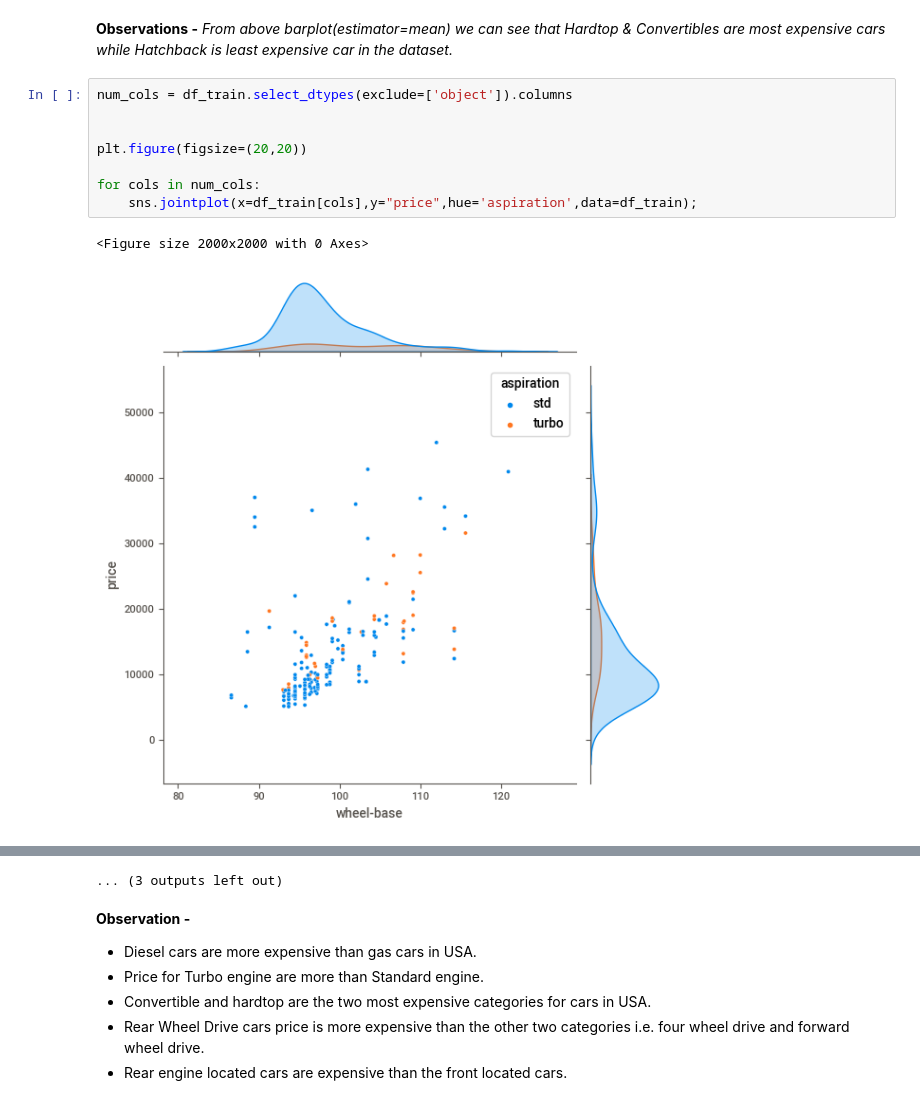
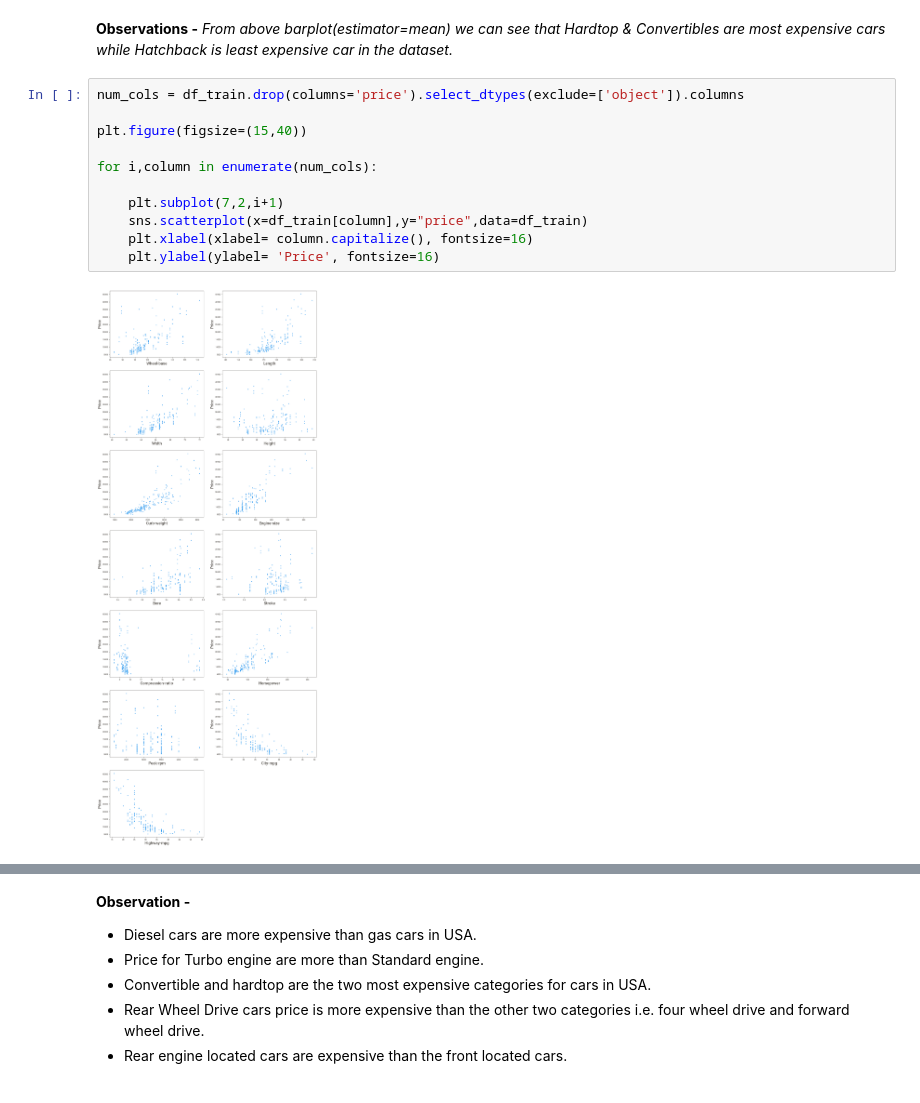
Before and after one commit to tharunthangavel/Capstone_Projects, a Jupyter notebook: capstone_1/AutoPrice_Capstone1_Regression.ipynb, the cells around one changed output, grey strips where cells are left out. Drawn from its saved outputs; the diff is of its cells as text.

```diff
--- a/capstone_1/AutoPrice_Capstone1_Regression.ipynb
+++ b/capstone_1/AutoPrice_Capstone1_Regression.ipynb
@@ -753,13 +753,15 @@ sns.barplot(x = df_train['price'],y = df_train['body-style'], orient='h', ax=ax)
 # %% [markdown]
 **Observations -** *From above barplot(estimator=mean) we can see that Hardtop & Convertibles are most expensive cars while Hatchback is least expensive car in the dataset.*
 # %%
-num_cols = df_train.select_dtypes(exclude=['object']).columns
+num_cols = df_train.drop(columns='price').select_dtypes(exclude=['object']).columns
 
+plt.figure(figsize=(15,40))
 
-plt.figure(figsize=(20,20))
+for i,column in enumerate(num_cols):
 
-for cols in num_cols:
-    sns.jointplot(x=df_train[cols],y="price",hue='aspiration',data=df_train);
+    plt.subplot(7,2,i+1)
+    sns.scatterplot(x=df_train[column],y="price",data=df_train)
+    plt.xlabel(xlabel= column.capitalize(), fontsize=16)
+    plt.ylabel(ylabel= 'Price', fontsize=16)
 # %% [output]
-<Figure size 2000x2000 with 0 Axes>
-[figure, old version]
+[figure, new version]
@@ -776,4 +768,3 @@ for cols in num_cols:
-... (3 outputs left out)
 # %% [markdown]
 **Observation -**
 * Diesel cars are more expensive than gas cars in USA.
```
Also changed, not shown: parts of 7 cells of this notebook.
